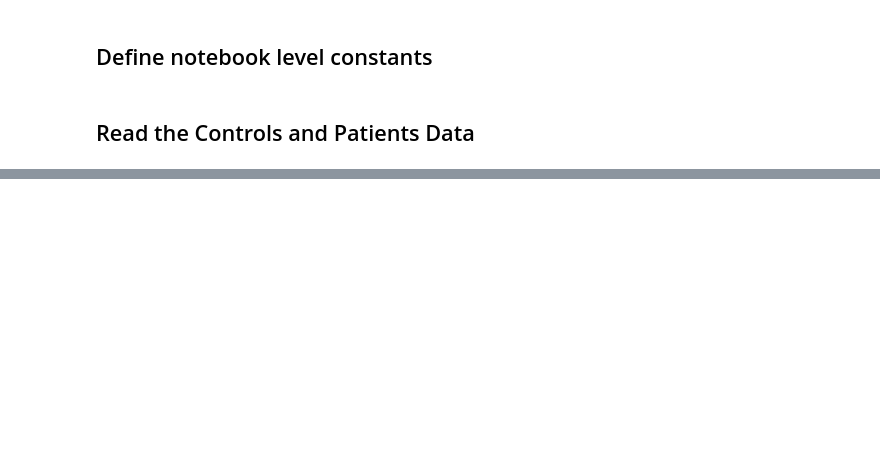
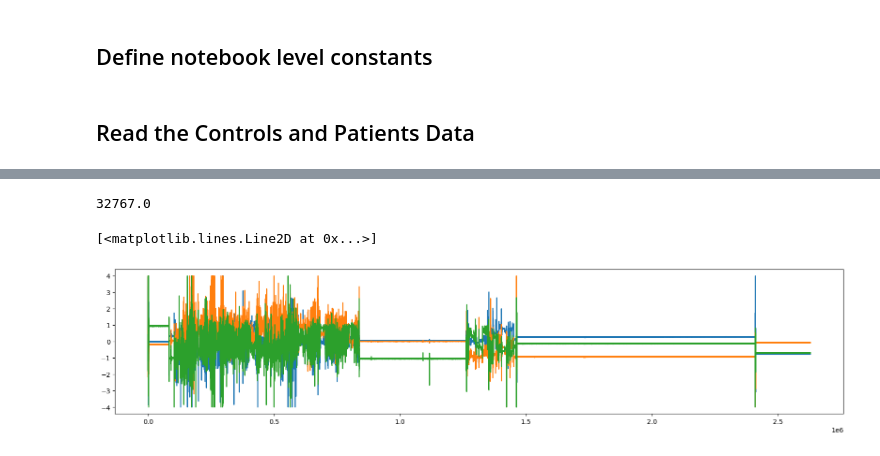
Before and after one commit to siva82kb/gmac, a Jupyter notebook: notebooks/03-analysing_daily_life_data.ipynb, the cells around one changed output, grey strips where cells are left out. Drawn from its saved outputs; the diff is of its cells as text; code cells hidden in the pictures; blank space fills up the shorter version.

Commit message:
Complete cleaning up data.

```diff
--- a/notebooks/03-analysing_daily_life_data.ipynb
+++ b/notebooks/03-analysing_daily_life_data.ipynb
@@ -652,0 +213,13 @@ bpc
+# %%
+# Create a processed file to avoid reprocessing the data.
+datewise_rawdata_file = pathlib.Path(base_data_dir / "processed" / "datewise_rawdata.json")
+if datewise_rawdata_file.exists():
+    with open(datewise_rawdata_file, 'r') as f:
+        try:
+            datewise_rawdata = json.load(f)
+        except json.JSONDecodeError:
+            datewise_rawdata = {}
+else:
+    with open(datewise_rawdata_file, 'w') as f:
+        datewise_rawdata = {}
+        json.dump(datewise_rawdata, f, indent=4)
@@ -652,0 +343,13 @@ bpc
+# %%
+# Create a processed file to avoid reprocessing the data.
+proc_completed_file = pathlib.Path(base_data_dir / "processed" / "processed_data.json")
+if proc_completed_file.exists():
+    with open(proc_completed_file, 'r') as f:
+        try:
+            proc_completed = json.load(f)
+        except json.JSONDecodeError:
+            proc_completed = {}
+else:
+    with open(proc_completed_file, 'w') as f:
+        proc_completed = json.dump({}, f)
+        proc_completed = {}
@@ -652,0 +442,8 @@ bpc
+# %%
+subj = "C4"
+arm = "left"
+
+# Find all processed files
+files = glob.glob((base_data_dir / "processed" / subj/ f"{arm}*pcrd*.csv").as_posix())
+
+fdata = pd.read_csv(files[1])
@@ -652,0 +453,13 @@ bpc
+# %%
+np.max(fdata['ax'])
+# %% [output]
+32767.0
+# %%
+fig = plt.figure(figsize=(20, 4))
+plt.plot(fdata['ax'])
+plt.plot(fdata['ay'])
+plt.plot(fdata['az'])
+# plt.xlim(700000, 750000)
+# %% [output]
+[<matplotlib.lines.Line2D at 0x...>]
+[figure, added]
```
Also changed, not shown: parts of 55 cells of this notebook, 2 other files.
